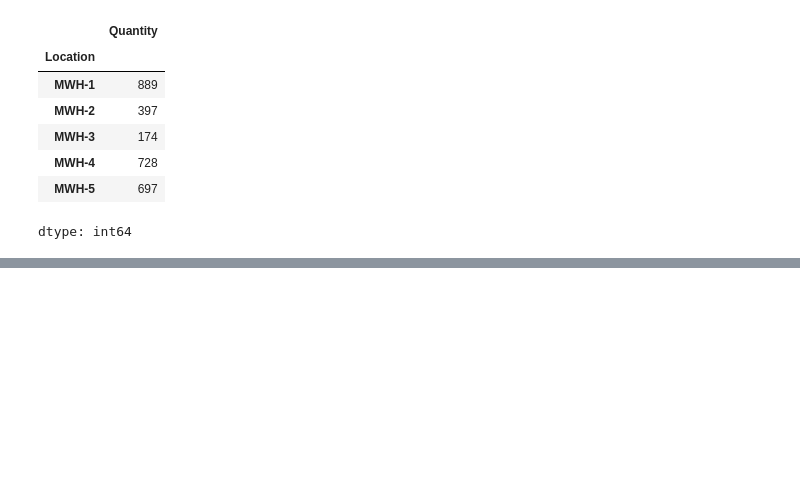
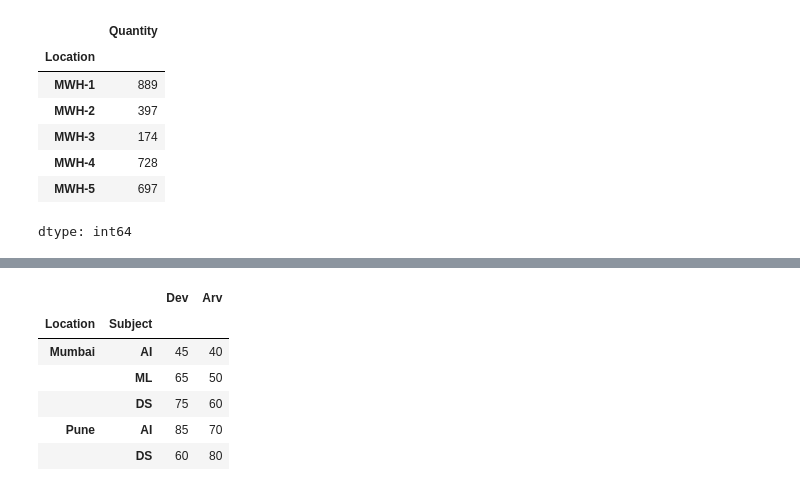
Before and after one commit to devdatta1429/BDA_Assignments, a Jupyter notebook: Stats/Day_3_Pandas.ipynb, the cells around one changed output, grey strips where cells are left out. Cells and saved outputs as stored; diff of their text form; code cells hidden in the pictures; blank space fills up the shorter version.

```diff
--- a/Stats/Day_3_Pandas.ipynb
+++ b/Stats/Day_3_Pandas.ipynb
@@ -702,0 +750,11 @@ dtype: int64
+# %%
+my_df.index.names = ['Location' , 'Subject']
+my_df
+# %% [output]
+|  |  | Dev | Arv |
+| Location | Subject |  |  |
+| Mumbai | AI | 45 | 40 |
+|  | ML | 65 | 50 |
+|  | DS | 75 | 60 |
+| Pune | AI | 85 | 70 |
+|  | DS | 60 | 80 |
```
Also changed, not shown: parts of 8 cells of this notebook.
